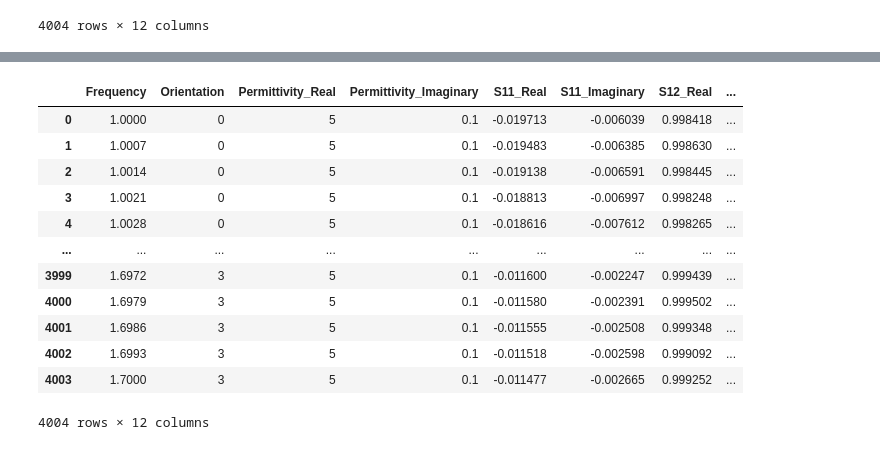
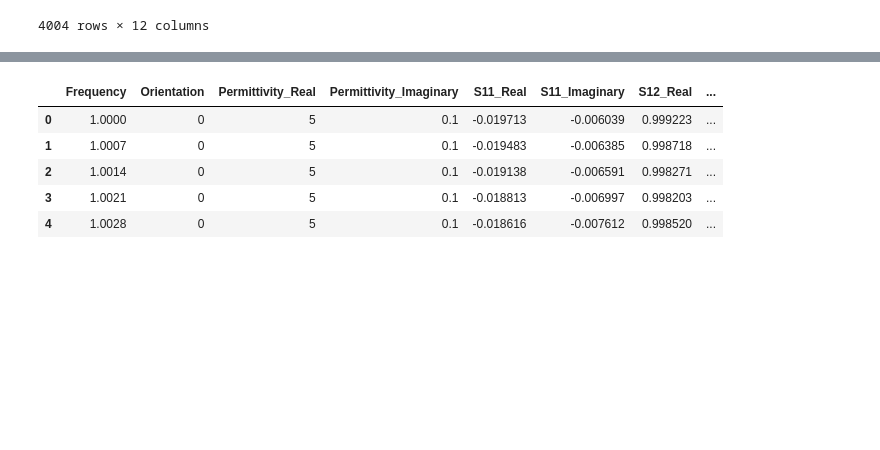
Before and after one commit to DanteMillerDS/NASA-Material-Classifier-OLD, a Jupyter notebook: classifier.ipynb, the cells around one changed output, grey strips where cells are left out. Cells and saved outputs as stored; diff of their text form; code cells hidden in the pictures; blank space fills up the shorter version.

```diff
--- a/classifier.ipynb
+++ b/classifier.ipynb
@@ -167,14 +168,14 @@ testing_dataframe
 | 4003 | 1.7000000000000 | -0.011476784000000 | -0.0026654671000000 | 3 | 5 | 0.1 | 0.99925244000000 | -0.012334294000000 | 0.99992371000000 | ... |
 4004 rows × 12 columns
 # %%
-training_dataframe.columns = ['Frequency', 'S11_Real', 'S11_Imaginary', 'Orientation', 'Permittivity_Real', 'Permittivity_Imaginary', 'S12_Real',
-       'S12_Imaginary', 'S21_Real', 'S21_Imaginary', 'S22_Real',
+training_dataframe.columns = ['Frequency', 'S11_Real', 'S11_Imaginary', 'Orientation', 'Permittivity_Real', 'Permittivity_Imaginary', 'S21_Real',
+       'S21_Imaginary', 'S12_Real', 'S12_Imaginary', 'S22_Real',
        'S22_Imaginary']
 training_dataframe = training_dataframe[['Frequency', 'Orientation', 'Permittivity_Real', 'Permittivity_Imaginary','S11_Real', 'S11_Imaginary', 'S12_Real',
        'S12_Imaginary', 'S21_Real', 'S21_Imaginary', 'S22_Real',
        'S22_Imaginary']]
-testing_dataframe.columns = ['Frequency', 'S11_Real', 'S11_Imaginary', 'Orientation', 'Permittivity_Real', 'Permittivity_Imaginary', 'S12_Real',
-       'S12_Imaginary', 'S21_Real', 'S21_Imaginary', 'S22_Real',
+testing_dataframe.columns = ['Frequency', 'S11_Real', 'S11_Imaginary', 'Orientation', 'Permittivity_Real', 'Permittivity_Imaginary', 'S21_Real',
+       'S21_Imaginary', 'S12_Real', 'S12_Imaginary', 'S22_Real',
        'S22_Imaginary']
 testing_dataframe = testing_dataframe[['Frequency', 'Orientation',  'Permittivity_Real', 'Permittivity_Imaginary','S11_Real', 'S11_Imaginary', 'S12_Real',
        'S12_Imaginary', 'S21_Real', 'S21_Imaginary', 'S22_Real',
@@ -221,16 +215,9 @@ training_dataframe
 # %%
-testing_dataframe
+testing_dataframe.head(5)
 # %% [output]
 |  | Frequency | Orientation | Permittivity_Real | Permittivity_Imaginary | S11_Real | S11_Imaginary | S12_Real | ... |
-| 0 | 1.0000 | 0 | 5 | 0.1 | -0.019713 | -0.006039 | 0.998418 | ... |
-| 1 | 1.0007 | 0 | 5 | 0.1 | -0.019483 | -0.006385 | 0.998630 | ... |
-| 2 | 1.0014 | 0 | 5 | 0.1 | -0.019138 | -0.006591 | 0.998445 | ... |
-| 3 | 1.0021 | 0 | 5 | 0.1 | -0.018813 | -0.006997 | 0.998248 | ... |
-| 4 | 1.0028 | 0 | 5 | 0.1 | -0.018616 | -0.007612 | 0.998265 | ... |
-| ... | ... | ... | ... | ... | ... | ... | ... | ... |
-| 3999 | 1.6972 | 3 | 5 | 0.1 | -0.011600 | -0.002247 | 0.999439 | ... |
-| 4000 | 1.6979 | 3 | 5 | 0.1 | -0.011580 | -0.002391 | 0.999502 | ... |
-| 4001 | 1.6986 | 3 | 5 | 0.1 | -0.011555 | -0.002508 | 0.999348 | ... |
-| 4002 | 1.6993 | 3 | 5 | 0.1 | -0.011518 | -0.002598 | 0.999092 | ... |
-| 4003 | 1.7000 | 3 | 5 | 0.1 | -0.011477 | -0.002665 | 0.999252 | ... |
+| 0 | 1.0000 | 0 | 5 | 0.1 | -0.019713 | -0.006039 | 0.999223 | ... |
+| 1 | 1.0007 | 0 | 5 | 0.1 | -0.019483 | -0.006385 | 0.998718 | ... |
+| 2 | 1.0014 | 0 | 5 | 0.1 | -0.019138 | -0.006591 | 0.998271 | ... |
+| 3 | 1.0021 | 0 | 5 | 0.1 | -0.018813 | -0.006997 | 0.998203 | ... |
+| 4 | 1.0028 | 0 | 5 | 0.1 | -0.018616 | -0.007612 | 0.998520 | ... |
-4004 rows × 12 columns
```
Also changed, not shown: parts of 25 cells of this notebook, 7 other files.
